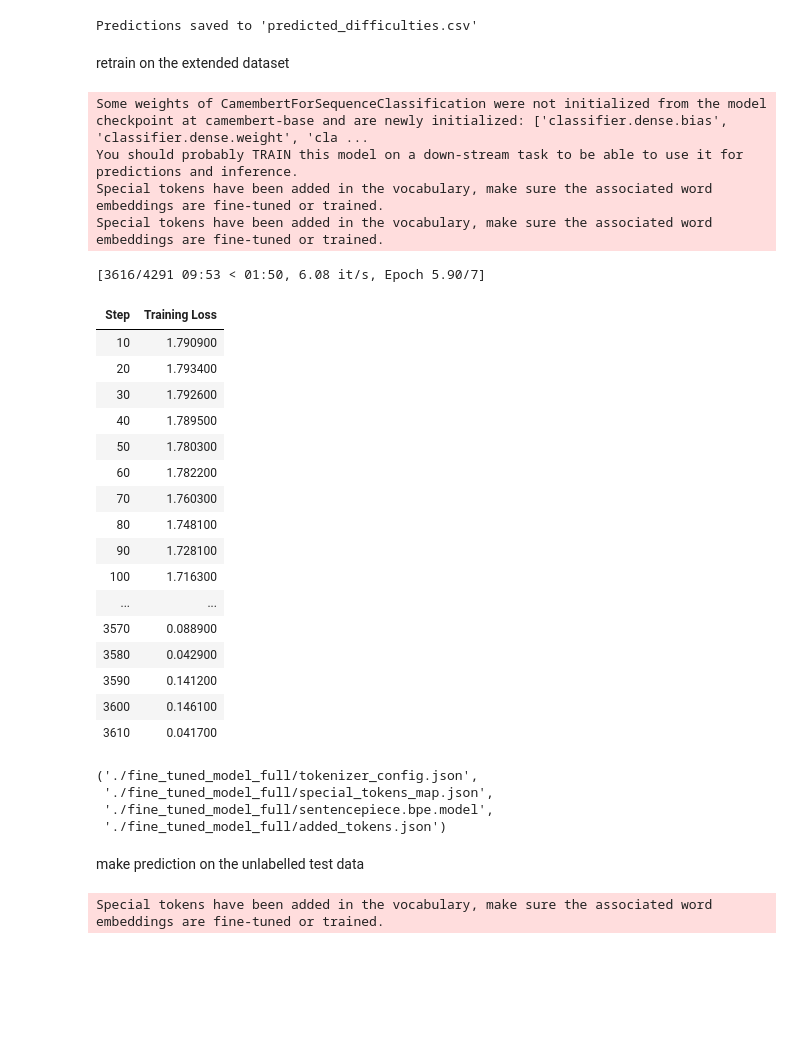
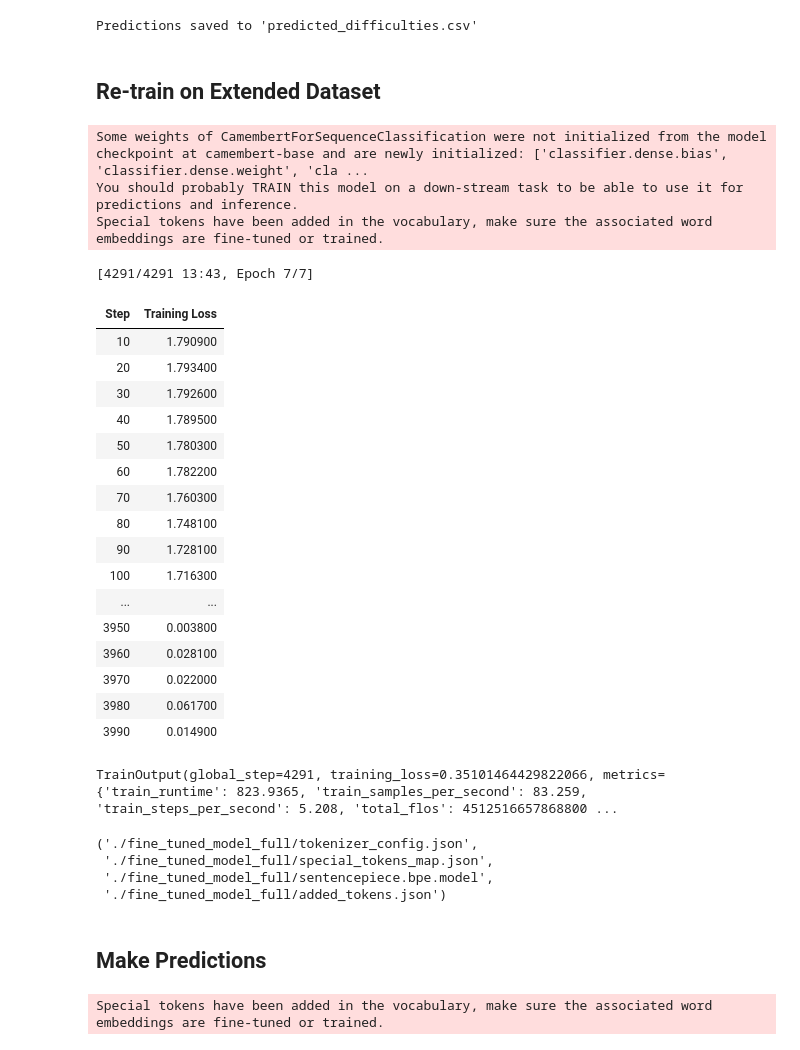
Before and after one commit to RebeccaKessler/Machine_Learning, a Jupyter notebook: Codes/CamemBert_Model.ipynb, the cells around one changed output. Drawn from its saved outputs; the diff is of its cells as text; code cells hidden in the pictures; blank space fills up the shorter version.

```diff
--- a/Codes/CamemBert_Model.ipynb
+++ b/Codes/CamemBert_Model.ipynb
@@ -333,6 +328,6 @@ results_df.to_csv('predicted_difficulties.csv', index=False)
 print("Predictions saved to 'predicted_difficulties.csv'")
 # %% [output]
 Predictions saved to 'predicted_difficulties.csv'
-# %% [markdown]
-retrain on the extended dataset
+# %% [markdown]
+## Re-train on Extended Dataset
 # %%
@@ -343,14 +341,12 @@ full_data['encoded_labels'] = label_encoder.fit_transform(full_data['difficulty'
 # %%
-# Load CamemBERT model pre-trained
+# Load pre-trained model
 model = CamembertForSequenceClassification.from_pretrained('camembert-base', num_labels=6)
 
 # Load the tokenizer
 tokenizer = CamembertTokenizer.from_pretrained('camembert-base')
 
-#Prepare dataset
-tokenizer = CamembertTokenizer.from_pretrained('camembert-base')
+# Tokenize dataset
 full_dataset = CustomDataset(full_data, tokenizer)
-
 
 # Define training arguments
 training_args = TrainingArguments(
@@ -365,40 +361,40 @@ training_args = TrainingArguments(
     evaluation_strategy='no',
     save_strategy="steps",
     save_steps=500,
     fp16=True,
     )
 
-# Re-initialize and train the Trainer with the new combined dataset
+# Re-initialize and define the trainer
 final_trainer = Trainer(
     model=model,
     args=training_args,
     train_dataset=full_dataset,
     compute_metrics=None
 )
 
-# Retrain the model on the whole dataset
+# Retrain the model on the extended dataset
 final_trainer.train()
 # %% [output]
 Some weights of CamembertForSequenceClassification were not initialized from the model checkpoint at camembert-base and are newly initialized: ['classifier.dense.bias', 'classifier.dense.weight', 'cla ...
 You should probably TRAIN this model on a down-stream task to be able to use it for predictions and inference.
 Special tokens have been added in the vocabulary, make sure the associated word embeddings are fine-tuned or trained.
-Special tokens have been added in the vocabulary, make sure the associated word embeddings are fine-tuned or trained.
-[3616/4291 09:53 < 01:50, 6.08 it/s, Epoch 5.90/7]
+[4291/4291 13:43, Epoch 7/7]
 | Step | Training Loss |
 | 10 | 1.790900 |
 | 20 | 1.793400 |
 | 30 | 1.792600 |
 | 40 | 1.789500 |
 | 50 | 1.780300 |
 | 60 | 1.782200 |
 | 70 | 1.760300 |
 | 80 | 1.748100 |
 | 90 | 1.728100 |
 | 100 | 1.716300 |
 | ... | ... |
-| 3570 | 0.088900 |
-| 3580 | 0.042900 |
-| 3590 | 0.141200 |
-| 3600 | 0.146100 |
-| 3610 | 0.041700 |
+| 3950 | 0.003800 |
+| 3960 | 0.028100 |
+| 3970 | 0.022000 |
+| 3980 | 0.061700 |
+| 3990 | 0.014900 |
+TrainOutput(global_step=4291, training_loss=0.35101464429822066, metrics={'train_runtime': 823.9365, 'train_samples_per_second': 83.259, 'train_steps_per_second': 5.208, 'total_flos': 4512516657868800 ...
 # %%
@@ -411,5 +407,5 @@ tokenizer.save_pretrained(model_path_full)
  './fine_tuned_model_full/special_tokens_map.json',
  './fine_tuned_model_full/sentencepiece.bpe.model',
  './fine_tuned_model_full/added_tokens.json')
-# %% [markdown]
-make prediction on the unlabelled test data
+# %% [markdown]
+## Make Predictions
```
Also changed, not shown: parts of 25 cells of this notebook.
